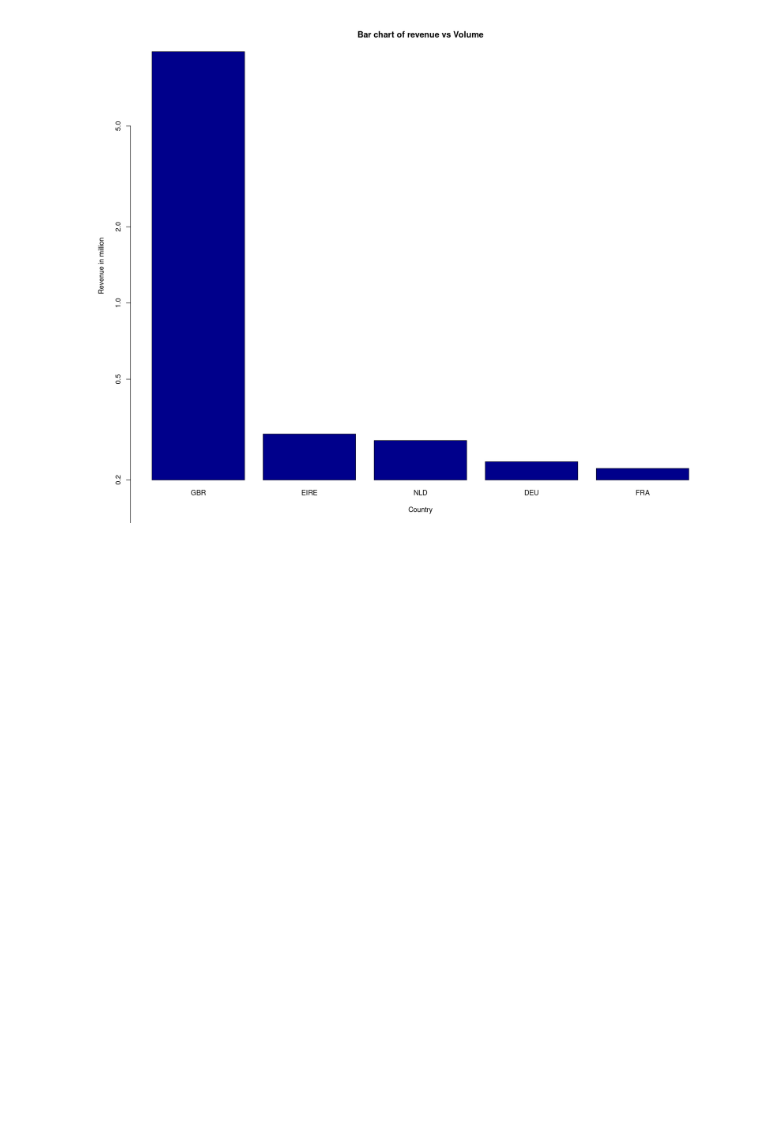
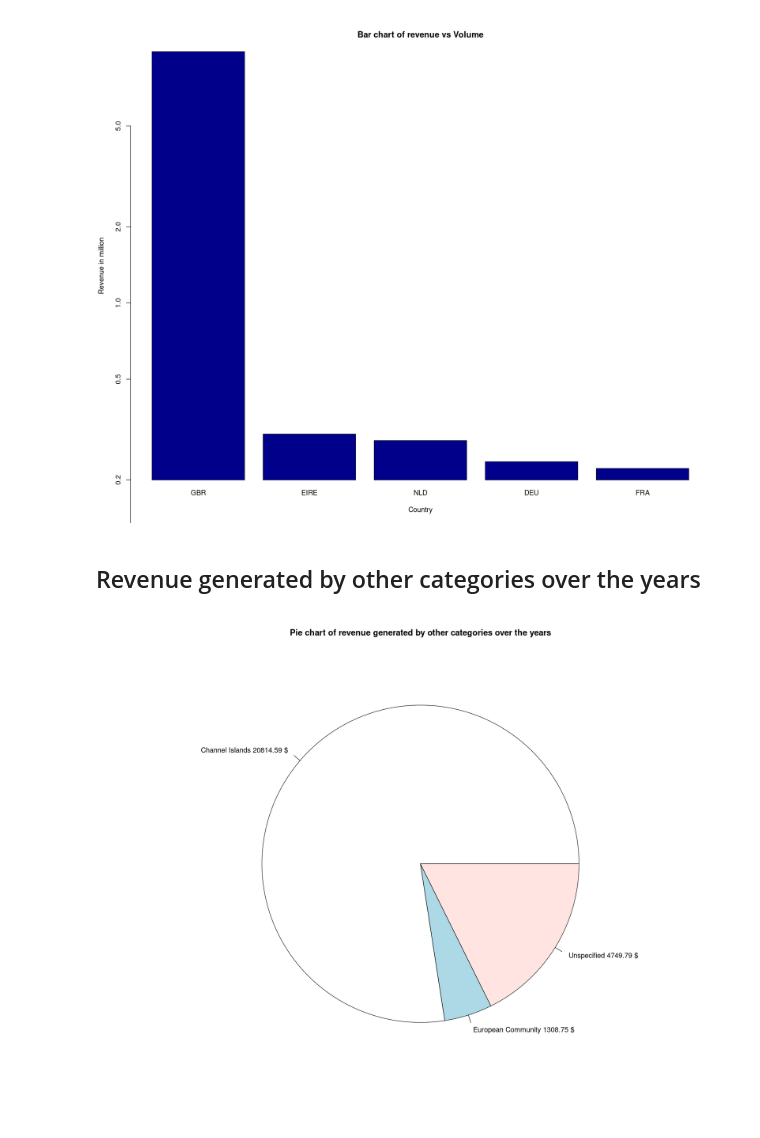
Before and after one commit to Aavash232311/DSC-105-Group-Project-, a Jupyter notebook: data.ipynb, the cells around one changed output. Saved outputs shown, nothing was run; the diff lists cells and outputs as text; code cells hidden in the pictures; blank space fills up the shorter version.

```diff
--- a/data.ipynb
+++ b/data.ipynb
@@ -332,3 +345,16 @@ barplot(height = top_5_revenue$Rev, names.arg = top_5_revenue$Country,
         main = "Bar chart of revenue vs Volume", col = "darkblue", log="y")
 # %% [output]
 [figure]
+# %% [markdown]
+## Revenue generated by other categories over the years
+# %%
+library(ggplot2)
+other_exception <- c("Unspecified", "European Community", "Channel Islands")
+other_revenue <- df %>% filter(Country %in% other_exception)
+
+group_revinue <- group_by(other_revenue, Country)
+rev <- summarise(group_revinue, Rev = sum(Quantity * UnitPrice, na.rm = TRUE))
+
+pie(rev$Rev, main="Pie chart of revenue generated by other categories over the years", labels=paste(rev$Country, rev$Rev, "$"))
+# %% [output]
+[figure, added]
```
Also changed, not shown: parts of 1 cell of this notebook.
